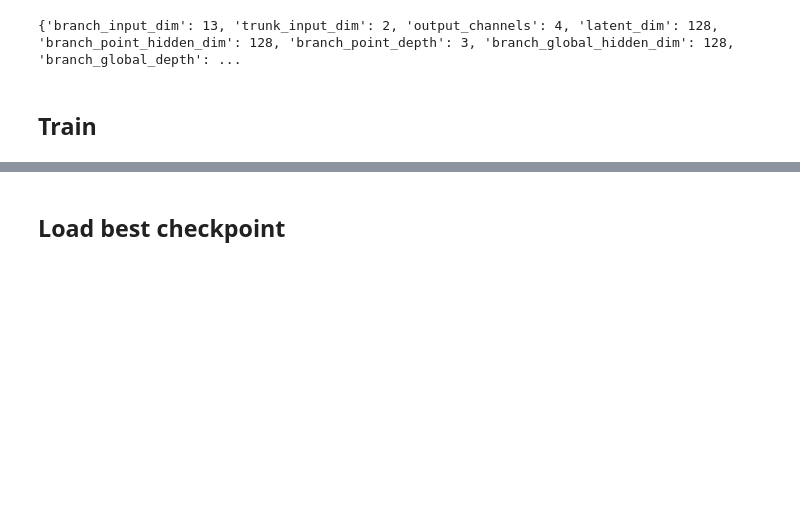
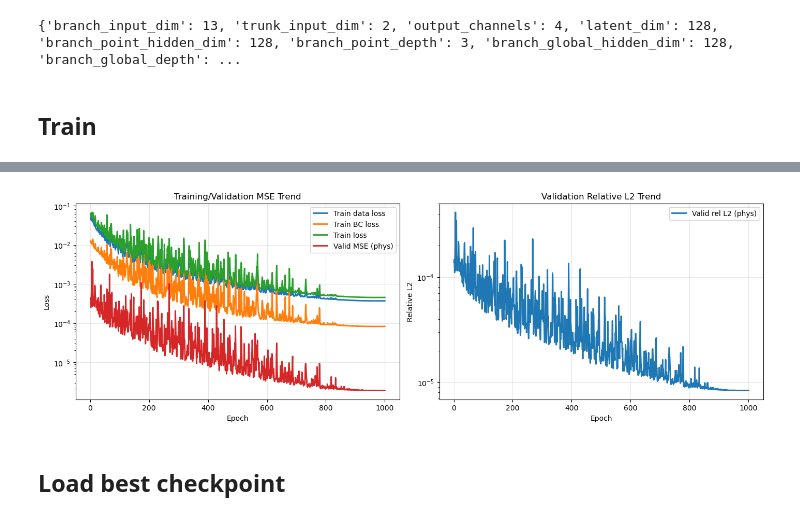
Before and after one commit to lesliekhwang/PIDIF, a Jupyter notebook: DeepONet/train_deeponet.ipynb, the cells around one changed output, grey strips where cells are left out. Saved outputs shown, nothing was run; the diff lists cells and outputs as text; code cells hidden in the pictures; blank space fills up the shorter version.

```diff
--- a/DeepONet/train_deeponet.ipynb
+++ b/DeepONet/train_deeponet.ipynb
@@ -415,3 +476,36 @@ Saved: checkpoints/deeponet_cell_rect_ar10_30.pt
+# %%
+# Plot training/validation loss trend over iterations (epochs).
+epochs = np.asarray([h["epoch"] for h in history])
+data_loss_arr = np.asarray([h["data_loss"] for h in history])
+bc_loss_arr = np.asarray([h["bc_loss"] for h in history])
+train_loss_arr = data_loss_arr + bc_loss_arr
+valid_loss_arr = np.asarray([h["valid_mse"] for h in history])
+valid_rel_l2_arr = np.asarray([h["valid_relative_l2"] for h in history])
+
+fig, axes = plt.subplots(1, 2, figsize=(14, 4.5), constrained_layout=True)
+
+axes[0].plot(epochs, data_loss_arr, label="Train data loss", linewidth=2)
+axes[0].plot(epochs, bc_loss_arr, label="Train BC loss", linewidth=2)
+axes[0].plot(epochs, train_loss_arr, label="Train loss", linewidth=2)
+axes[0].plot(epochs, valid_loss_arr, label="Valid MSE (phys)", linewidth=2)
+axes[0].set_xlabel("Epoch")
+axes[0].set_ylabel("Loss")
+axes[0].set_title("Training/Validation MSE Trend")
+axes[0].grid(True, alpha=0.3)
+axes[0].set_yscale("log")
+axes[0].legend()
+
+axes[1].plot(epochs, valid_rel_l2_arr, label="Valid rel L2 (phys)", linewidth=2)
+axes[1].set_xlabel("Epoch")
+axes[1].set_ylabel("Relative L2")
+axes[1].set_title("Validation Relative L2 Trend")
+axes[1].grid(True, alpha=0.3)
+axes[1].set_yscale("log")
+axes[1].legend()
+
+plt.show()
+# %% [output]
+[figure, added]
 # %% [markdown]
 ## Load best checkpoint
 # %%
```
Also changed, not shown: parts of 17 cells of this notebook, 29 other files.
